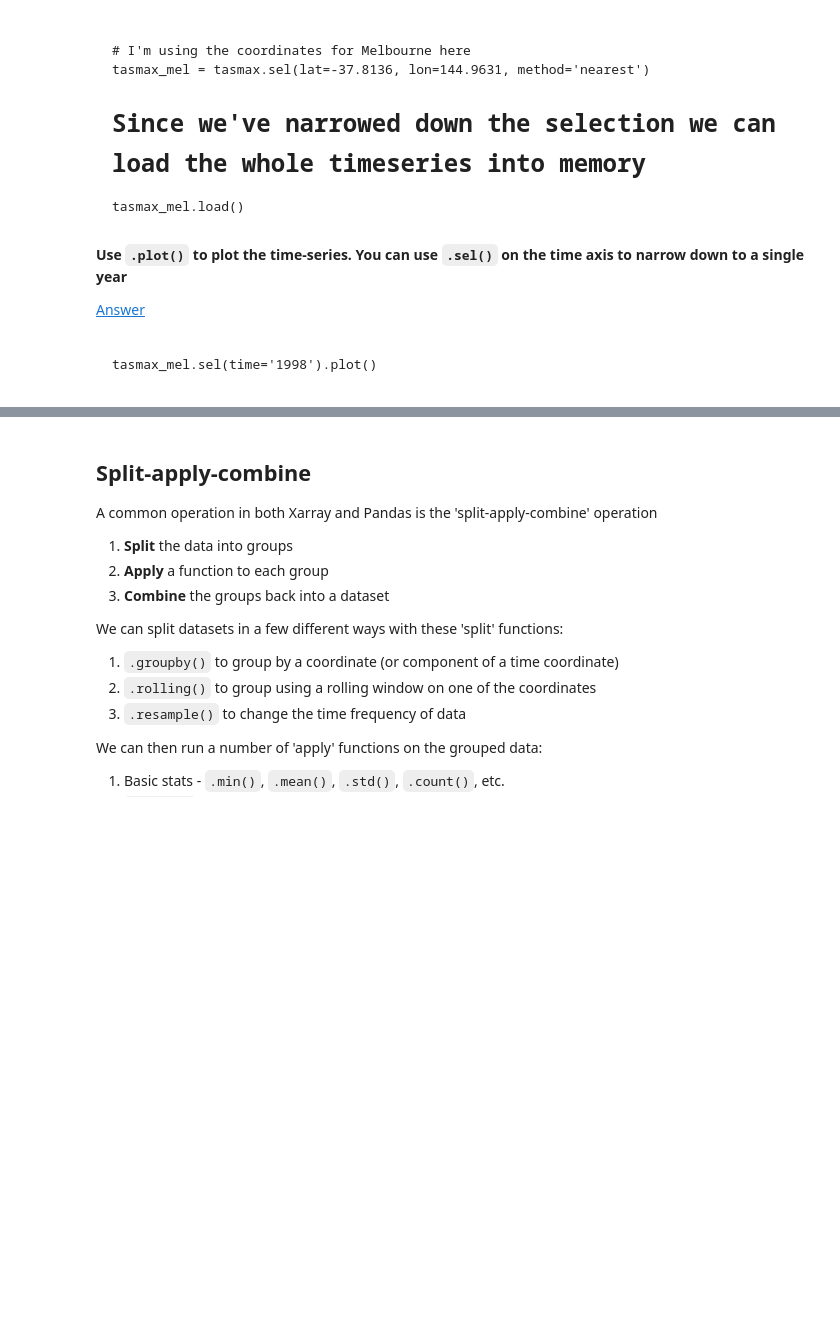
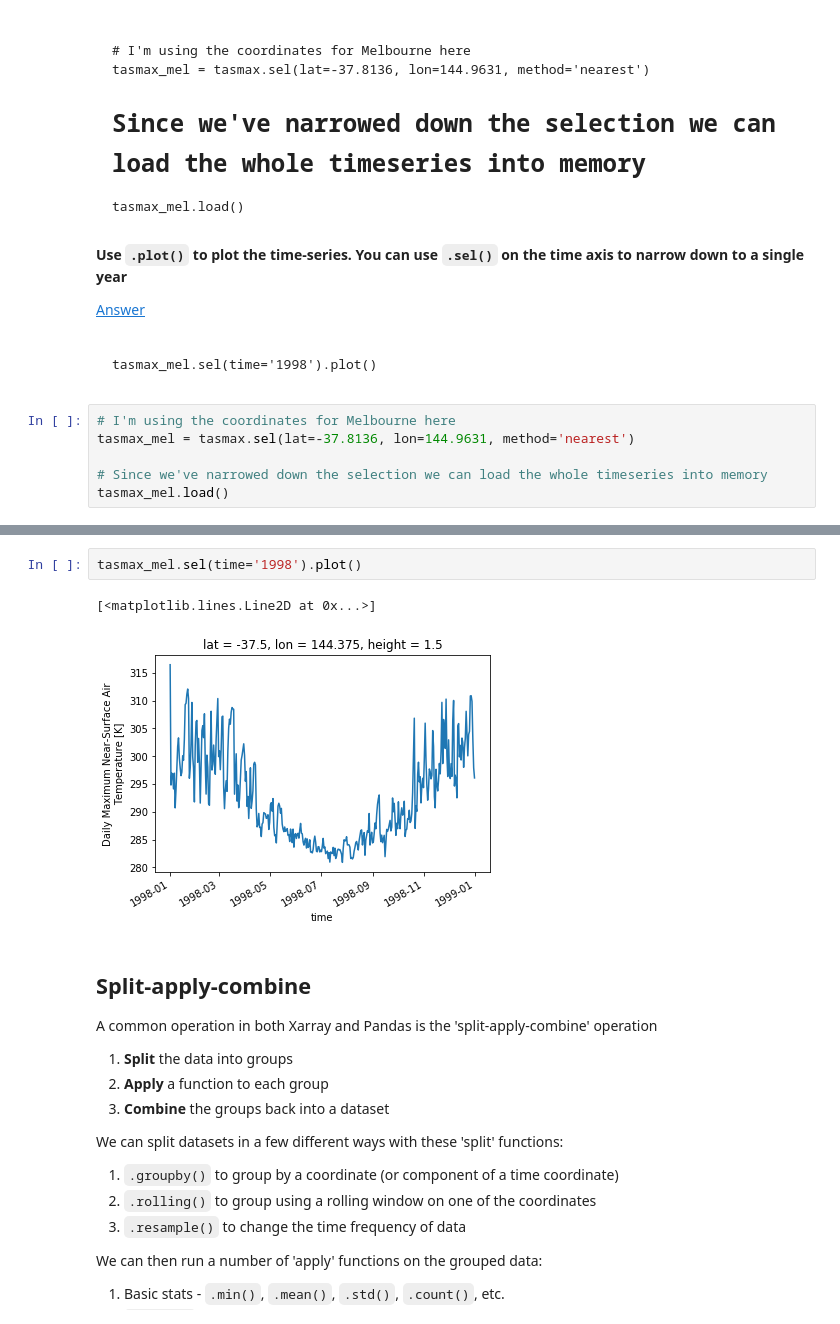
Before and after one commit to ScottWales/training, a Jupyter notebook: xarray+dask/2a-time-and-splitting.ipynb, the cells around one changed output, grey strips where cells are left out. Saved outputs shown, nothing was run; the diff lists cells and outputs as text; blank space fills up the shorter version.

```diff
--- a/xarray+dask/2a-time-and-splitting.ipynb
+++ b/xarray+dask/2a-time-and-splitting.ipynb
@@ -43,3 +43,9 @@ tasmax_mel.load()
 tasmax_mel.sel(time='1998').plot()
 </code></pre>
 </div>
+# %%
+# I'm using the coordinates for Melbourne here
+tasmax_mel = tasmax.sel(lat=-37.8136, lon=144.9631, method='nearest')
+
+# Since we've narrowed down the selection we can load the whole timeseries into memory
+tasmax_mel.load()
@@ -46,3 +68,8 @@ tasmax_mel.sel(time='1998').plot()
+# %%
+tasmax_mel.sel(time='1998').plot()
+# %% [output]
+[<matplotlib.lines.Line2D at 0x...>]
+[figure, added]
 # %% [markdown]
 ## Split-apply-combine
 
```
Also changed, not shown: parts of 9 cells of this notebook, 4 other files.
